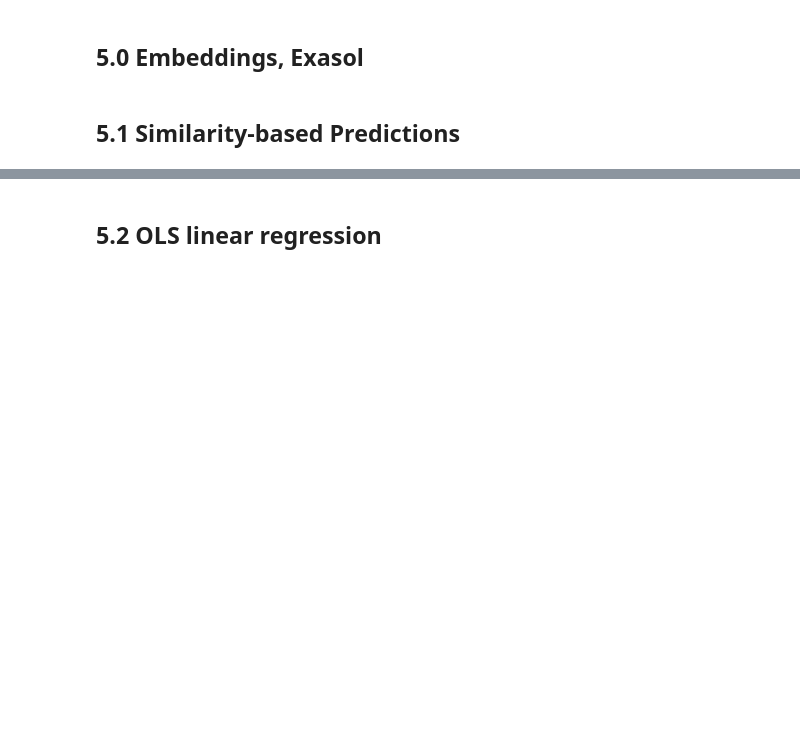
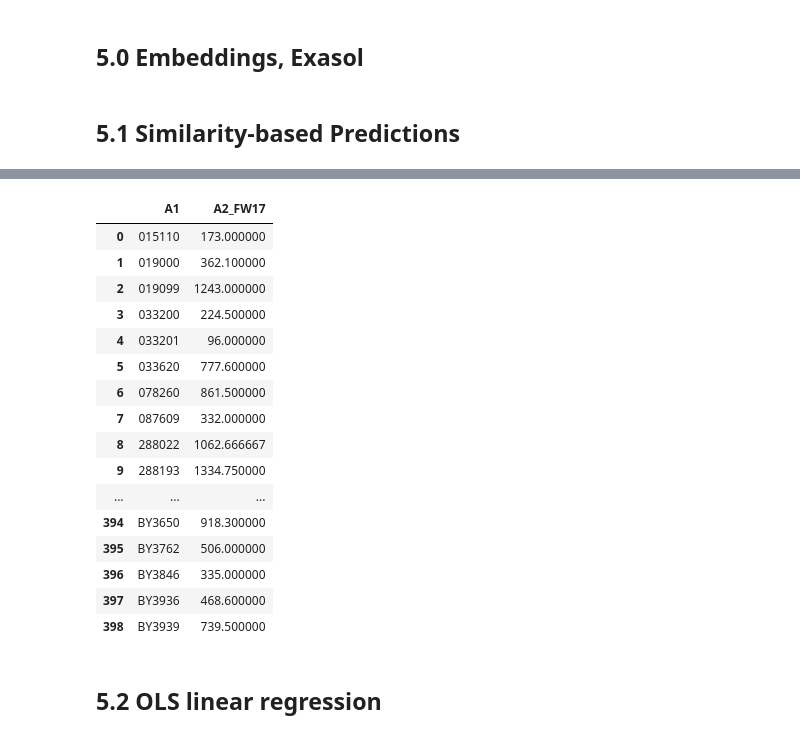
Before and after one commit to cwcomiskey/Misc, a Jupyter notebook: Bread_and_Butter.ipynb, the cells around one changed output, grey strips where cells are left out. Cells and saved outputs as stored; diff of their text form; code cells hidden in the pictures; blank space fills up the shorter version.

```diff
--- a/Bread_and_Butter.ipynb
+++ b/Bread_and_Butter.ipynb
@@ -653,0 +763,36 @@ Step3.nsmallest(10, 'EUCLIDEAN')
+# %%
+d = dat[dat['season'] == 'FW17'][['article_number', 'net_qty']]
+kahuna = (
+    pd.merge(dfAndrasDistances, d, left_on = 'A1', right_on = 'article_number').
+    drop(['article_number', 'COSINE'], axis = 1).
+    rename(columns = {'net_qty': 'A1_FW17'})
+)
+# %%
+kahuna = (
+    pd.merge(kahuna, d, left_on = 'A2', right_on = 'article_number').
+    drop(['article_number'], axis = 1).
+    rename(columns = {'net_qty': 'A2_FW17'})
+    )
+# %%
+d = dat[dat['season'] == 'FW18'][['article_number', 'net_qty']]
+kahuna = (
+    pd.merge(kahuna, d, left_on = 'A1', right_on = 'article_number').
+    drop('article_number', axis = 1).
+    rename(columns = {'net_qty': 'A1_FW18'})
+         )
+# %%
+neighbors = (
+    pd.DataFrame(kahuna.groupby('A1')['EUCLIDEAN'].nsmallest(10)).
+    reset_index()
+        )
+
+kahuna = (
+    pd.merge(kahuna, neighbors, left_on = ['A1', kahuna.index], right_on = ['A1', 'level_1']).
+    drop(['level_1', 'EUCLIDEAN_y'], axis = 1)
+)
+
+neighbors.head()
+neighbors.shape
+
+kahuna.head()
+kahuna.shape
@@ -654,3 +814,29 @@ Step3.nsmallest(10, 'EUCLIDEAN')
+# %%
+preds = (
+    pd.DataFrame(kahuna.groupby('A1')['A2_FW17'].mean()).
+    reset_index().
+    rename(columns = {})
+)
+
+preds
+# %% [output]
+|  | A1 | A2_FW17 |
+| 0 | 015110 | 173.000000 |
+| 1 | 019000 | 362.100000 |
+| 2 | 019099 | 1243.000000 |
+| 3 | 033200 | 224.500000 |
+| 4 | 033201 | 96.000000 |
+| 5 | 033620 | 777.600000 |
+| 6 | 078260 | 861.500000 |
+| 7 | 087609 | 332.000000 |
+| 8 | 288022 | 1062.666667 |
+| 9 | 288193 | 1334.750000 |
+| ... | ... | ... |
+| 394 | BY3650 | 918.300000 |
+| 395 | BY3762 | 506.000000 |
+| 396 | BY3846 | 335.000000 |
+| 397 | BY3936 | 468.600000 |
+| 398 | BY3939 | 739.500000 |
 # %% [markdown]
 ## 5.2 OLS linear regression
 # %%
```
Also changed, not shown: parts of 39 cells of this notebook.
